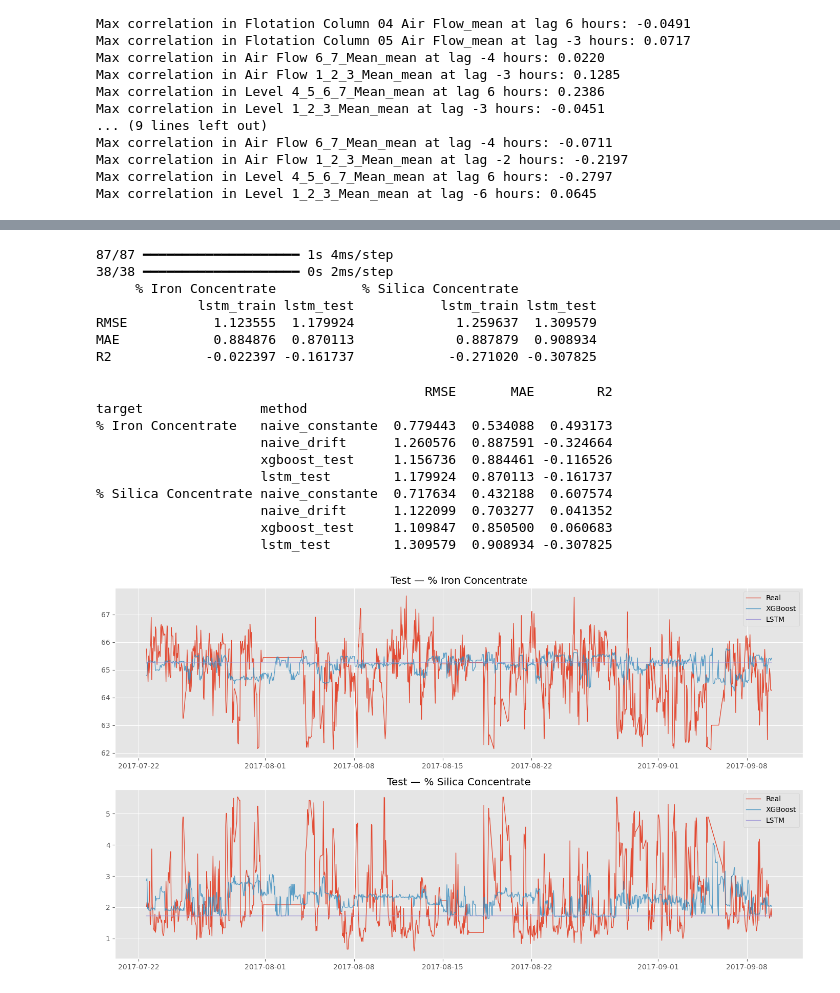
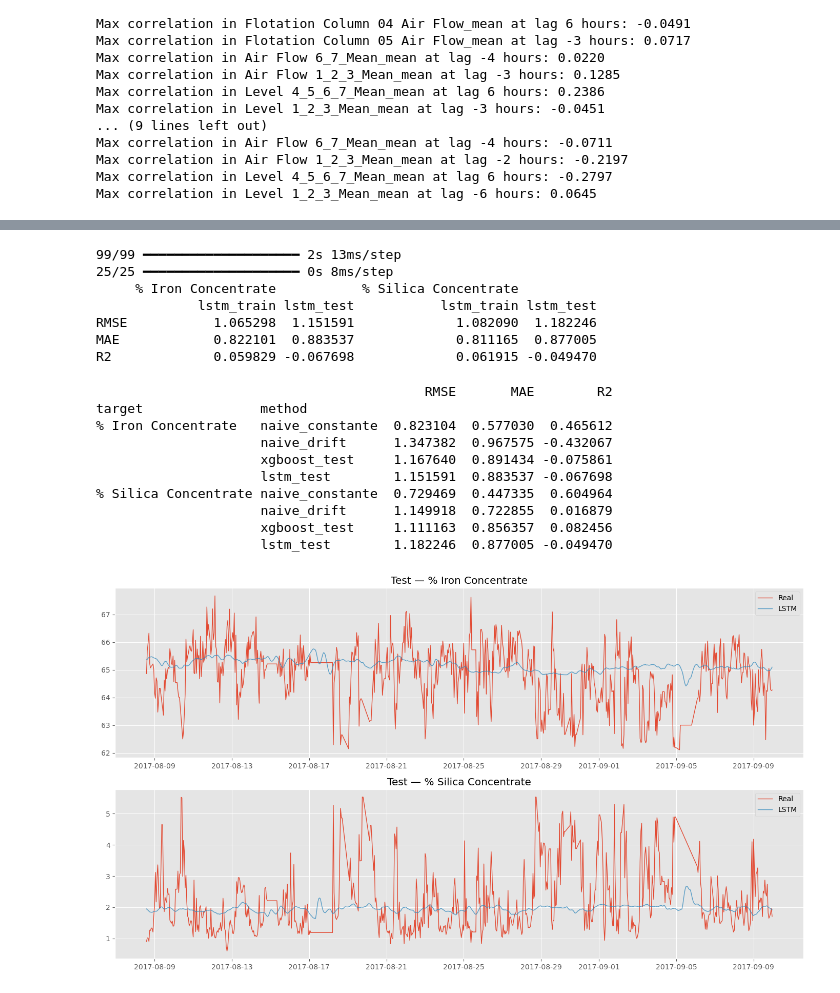
Before and after one commit to gerardo-perez-96/AOVE2-doc, a Jupyter notebook: mining_process_dataset/forecasting_1_h_ml.ipynb, the cells around one changed output, grey strips where cells are left out. Saved outputs shown, nothing was run; the diff lists cells and outputs as text; code cells hidden in the pictures.

```diff
--- a/mining_process_dataset/forecasting_1_h_ml.ipynb
+++ b/mining_process_dataset/forecasting_1_h_ml.ipynb
@@ -550,7 +575,7 @@ from sklearn.multioutput import MultiOutputRegressor
 # series temporales, un split aleatorio dejaria que el modelo entrene con
 # vecinos temporales del test (fuga de informacion) e invalidaria la
 # comparacion contra los naive baselines.
-split_idx = int(len(X_all) * 0.70)
+split_idx = int(len(X_all) * 0.8)
 X_train, X_test = X_all.iloc[:split_idx], X_all.iloc[split_idx:]
 y_train, y_test = y_all.iloc[:split_idx], y_all.iloc[split_idx:]
 
@@ -893,74 +1108,83 @@ Best validation loss = 0.8895 at epoch 24
 # %%
 # --- Prediccion y metricas LSTM, mismas metricas y mismo formato que XGBoost/naive ---
-# Nota: train_y_lstm/test_y_lstm ya estan en la escala ORIGINAL del target (no
-# se normalizo y_train/y_test, igual que en el bloque de XGBoost), asi que no
-# hace falta inverse_transform aqui -- la salida del modelo se compara directo.
-y_pred_train_lstm = pd.DataFrame(lstm_model.predict(train_X_lstm), index=y_train.index, columns=TARGET)
-y_pred_test_lstm = pd.DataFrame(lstm_model.predict(test_X_lstm), index=y_test.index, columns=TARGET)
+# El modelo se entreno con el target NORMALIZADO (z-score, ver celda anterior),
+# asi que predict() devuelve valores en esa misma escala normalizada. Hay que
+# deshacer la normalizacion (lstm_target_mean/std, fit en train) antes de
+# comparar contra y_train_lstm/y_test_lstm, que estan en la escala ORIGINAL.
+# Usa y_train_lstm/y_test_lstm (propios de la LSTM, con ventanas de WINDOW
+# horas), NO y_train/y_test de XGBoost -- tienen distinto indice/tamano.
+y_pred_train_lstm_scaled = pd.DataFrame(lstm_model.predict(train_X_lstm), index=y_train_lstm.index, columns=TARGET)
+y_pred_test_lstm_scaled = pd.DataFrame(lstm_model.predict(test_X_lstm), index=y_test_lstm.index, columns=TARGET)
+
+y_pred_train_lstm = y_pred_train_lstm_scaled * lstm_target_std + lstm_target_mean
+y_pred_test_lstm = y_pred_test_lstm_scaled * lstm_target_std + lstm_target_mean
 
 lstm_results = {}
 for col in TARGET:
     lstm_results[col] = {
         'lstm_train': {
-            'RMSE': mean_squared_error(y_train[col], y_pred_train_lstm[col]) ** 0.5,
-            'MAE': mean_absolute_error(y_train[col], y_pred_train_lstm[col]),
-            'R2': r2_score(y_train[col], y_pred_train_lstm[col]),
+            'RMSE': mean_squared_error(y_train_lstm[col], y_pred_train_lstm[col]) ** 0.5,
+            'MAE': mean_absolute_error(y_train_lstm[col], y_pred_train_lstm[col]),
+            'R2': r2_score(y_train_lstm[col], y_pred_train_lstm[col]),
         },
         'lstm_test': {
-            'RMSE': mean_squared_error(y_test[col], y_pred_test_lstm[col]) ** 0.5,
-            'MAE': mean_absolute_error(y_test[col], y_pred_test_lstm[col]),
-            'R2': r2_score(y_test[col], y_pred_test_lstm[col]),
+            'RMSE': mean_squared_error(y_test_lstm[col], y_pred_test_lstm[col]) ** 0.5,
+            'MAE': mean_absolute_error(y_test_lstm[col], y_pred_test_lstm[col]),
+            'R2': r2_score(y_test_lstm[col], y_pred_test_lstm[col]),
         },
     }
 
 lstm_results_df = pd.DataFrame({(t, m): lstm_results[t][m] for t in lstm_results for m in lstm_results[t]})
 print(lstm_results_df)
 # %% [output]
-87/87 ━━━━━━━━━━━━━━━━━━━━ 1s 4ms/step
-38/38 ━━━━━━━━━━━━━━━━━━━━ 0s 2ms/step
+99/99 ━━━━━━━━━━━━━━━━━━━━ 2s 13ms/step
+25/25 ━━━━━━━━━━━━━━━━━━━━ 0s 8ms/step
      % Iron Concentrate           % Silica Concentrate
              lstm_train lstm_test           lstm_train lstm_test
-RMSE           1.123555  1.179924             1.259637  1.309579
-MAE            0.884876  0.870113             0.887879  0.908934
-R2            -0.022397 -0.161737            -0.271020 -0.307825
+RMSE           1.065298  1.151591             1.082090  1.182246
+MAE            0.822101  0.883537             0.811165  0.877005
+R2             0.059829 -0.067698             0.061915 -0.049470
 # %%
 # --- Comparativa final: LSTM vs. XGBoost vs. naive baselines (test), por target ---
 # Reusa xgboost_test/naive_constante/naive_drift ya calculados en naive_results
 # (celda anterior) para no repetir esos calculos.
 comparison_rows = []
 for col in TARGET:
     for method, metrics in [
         ('naive_constante', naive_results[col]['naive_constante']),
         ('naive_drift', naive_results[col]['naive_drift']),
         ('xgboost_test', naive_results[col]['xgboost_test']),
         ('lstm_test', lstm_results[col]['lstm_test']),
     ]:
         comparison_rows.append({'target': col, 'method': method, **metrics})
 
 comparison_df = pd.DataFrame(comparison_rows).set_index(['target', 'method'])
 print(comparison_df)
 
 # --- Graficas: real vs. predicho (test), LSTM vs. XGBoost, por target ---
 fig, axes = plt.subplots(len(TARGET), 1, figsize=(14, 4 * len(TARGET)))
 for i, col in enumerate(TARGET):
     ax = axes[i] if len(TARGET) > 1 else axes
-    ax.plot(y_test.index, y_test[col], label='Real', linewidth=1)
-    ax.plot(y_pred_model.index, y_pred_model[col], label='XGBoost', linewidth=1, alpha=0.8)
+    # y_test_lstm (no y_test de XGBoost): la LSTM pierde las primeras WINDOW
+    # horas de cada tramo al construir las ventanas, asi que su tramo de test
+    # tiene distinto indice/tamano que el de XGBoost.
+    ax.plot(y_test_lstm.index, y_test_lstm[col], label='Real', linewidth=1)
+    # ax.plot(y_pred_model.index, y_pred_model[col], label='XGBoost', linewidth=1, alpha=0.8)
     ax.plot(y_pred_test_lstm.index, y_pred_test_lstm[col], label='LSTM', linewidth=1, alpha=0.8)
     ax.set_title(f'Test — {col}')
     ax.legend()
 
 plt.tight_layout()
 plt.show()
 # %% [output]
                                           RMSE       MAE        R2
 target               method
-% Iron Concentrate   naive_constante  0.779443  0.534088  0.493173
-                     naive_drift      1.260576  0.887591 -0.324664
-                     xgboost_test     1.156736  0.884461 -0.116526
-                     lstm_test        1.179924  0.870113 -0.161737
-% Silica Concentrate naive_constante  0.717634  0.432188  0.607574
-                     naive_drift      1.122099  0.703277  0.041352
-                     xgboost_test     1.109847  0.850500  0.060683
-                     lstm_test        1.309579  0.908934 -0.307825
+% Iron Concentrate   naive_constante  0.823104  0.577030  0.465612
+                     naive_drift      1.347382  0.967575 -0.432067
+                     xgboost_test     1.167640  0.891434 -0.075861
+                     lstm_test        1.151591  0.883537 -0.067698
+% Silica Concentrate naive_constante  0.729469  0.447335  0.604964
+                     naive_drift      1.149918  0.722855  0.016879
+                     xgboost_test     1.111163  0.856357  0.082456
+                     lstm_test        1.182246  0.877005 -0.049470
-[figure, old version]
+[figure, new version]
```
Also changed, not shown: parts of 9 cells of this notebook, 13 other files.
